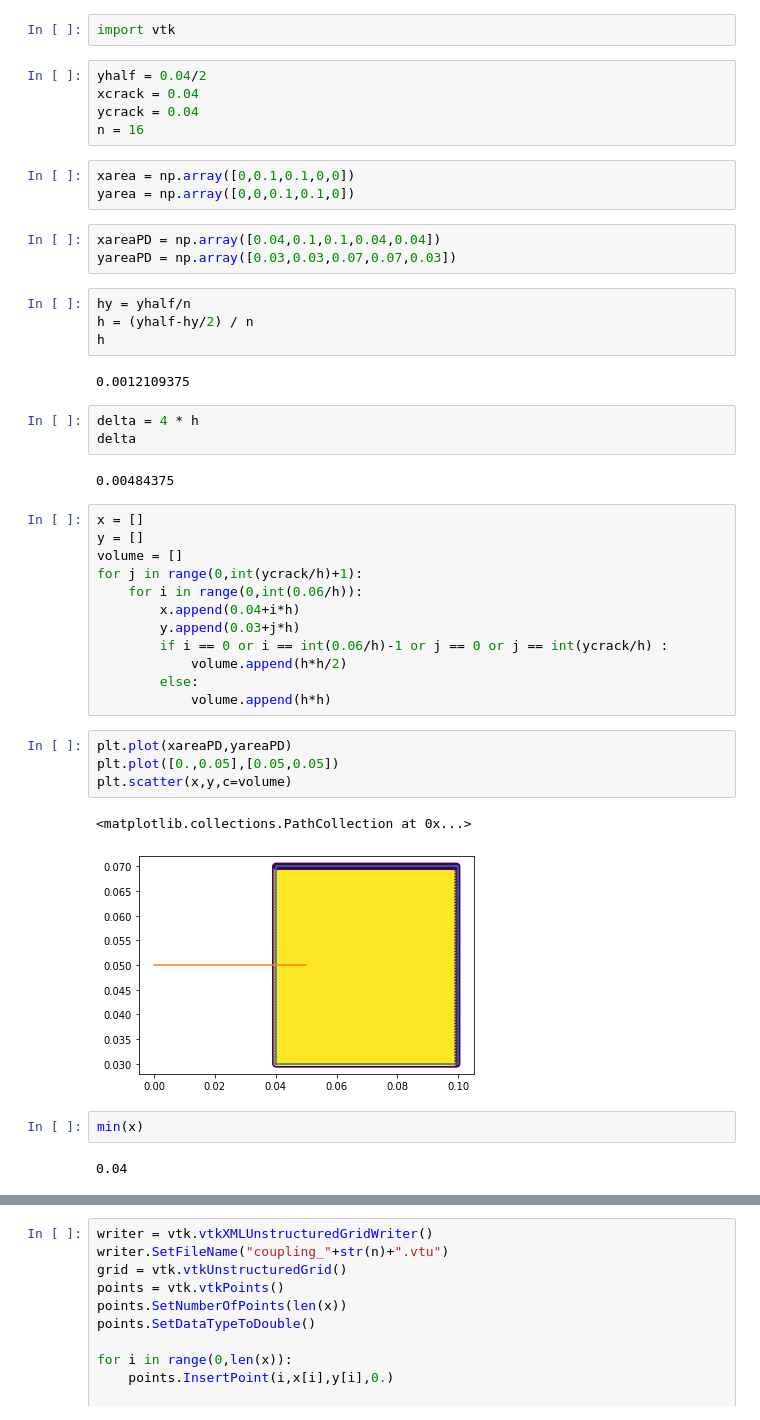
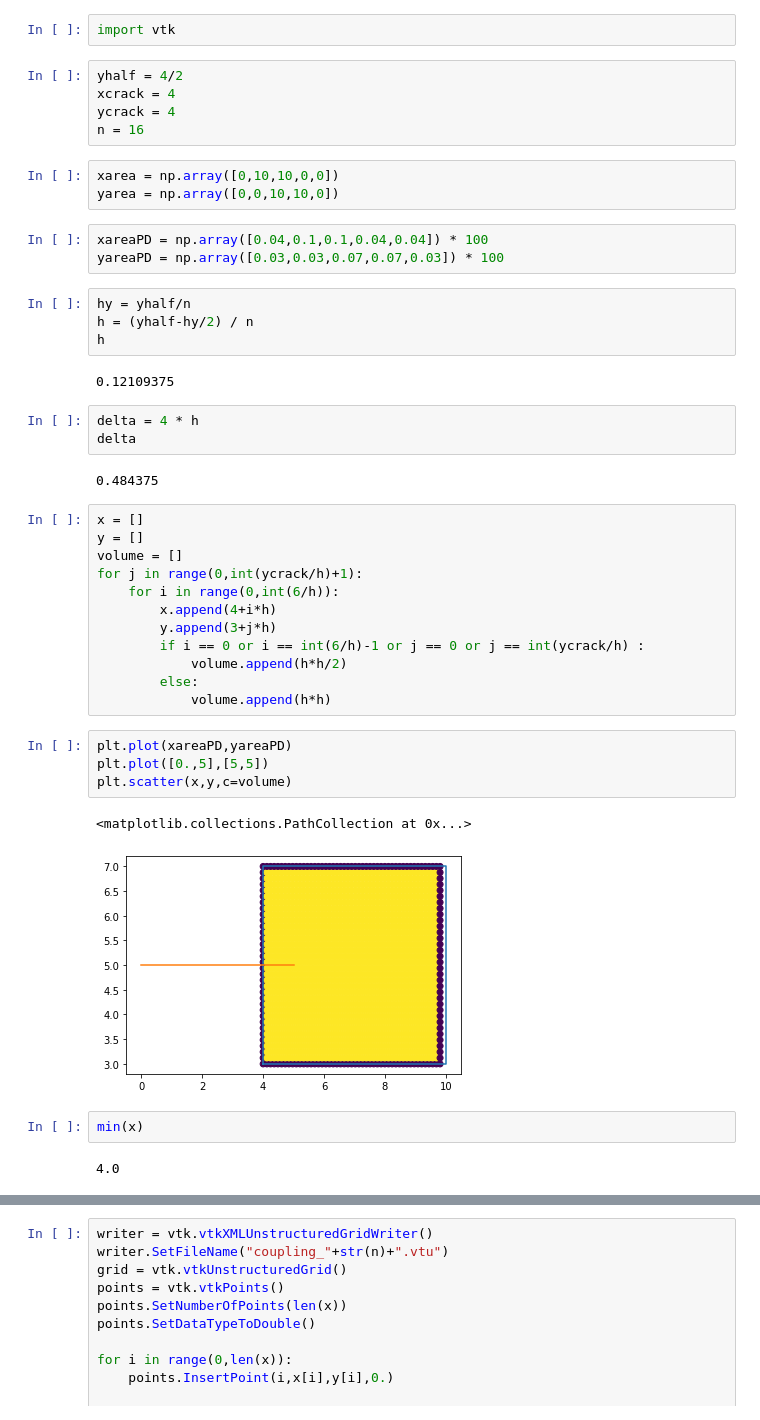
Before and after one commit to diehlpk/paperPUMPD-part2, a Jupyter notebook: rect-crack/construct-aligned-mesh.ipynb, the cells around one changed output, grey strips where cells are left out. Saved outputs shown, nothing was run; the diff lists cells and outputs as text.

```diff
--- a/rect-crack/construct-aligned-mesh.ipynb
+++ b/rect-crack/construct-aligned-mesh.ipynb
@@ -5,50 +5,50 @@ import matplotlib.pyplot as plt
 # %%
 import vtk
 # %%
-yhalf = 0.04/2
-xcrack = 0.04
-ycrack = 0.04
+yhalf = 4/2
+xcrack = 4
+ycrack = 4
 n = 16
 # %%
-xarea = np.array([0,0.1,0.1,0,0])
-yarea = np.array([0,0,0.1,0.1,0])
+xarea = np.array([0,10,10,0,0])
+yarea = np.array([0,0,10,10,0])
 # %%
-xareaPD = np.array([0.04,0.1,0.1,0.04,0.04])
-yareaPD = np.array([0.03,0.03,0.07,0.07,0.03])
+xareaPD = np.array([0.04,0.1,0.1,0.04,0.04]) * 100
+yareaPD = np.array([0.03,0.03,0.07,0.07,0.03]) * 100
 # %%
 hy = yhalf/n
 h = (yhalf-hy/2) / n
 h
 # %% [output]
-0.0012109375
+0.12109375
 # %%
 delta = 4 * h
 delta
 # %% [output]
-0.00484375
+0.484375
 # %%
 x = []
 y = []
 volume = []
 for j in range(0,int(ycrack/h)+1):
-    for i in range(0,int(0.06/h)):
-        x.append(0.04+i*h)
-        y.append(0.03+j*h)
-        if i == 0 or i == int(0.06/h)-1 or j == 0 or j == int(ycrack/h) :
+    for i in range(0,int(6/h)):
+        x.append(4+i*h)
+        y.append(3+j*h)
+        if i == 0 or i == int(6/h)-1 or j == 0 or j == int(ycrack/h) :
             volume.append(h*h/2)
         else:
             volume.append(h*h)
 # %%
 plt.plot(xareaPD,yareaPD)
-plt.plot([0.,0.05],[0.05,0.05])
+plt.plot([0.,5],[5,5])
 plt.scatter(x,y,c=volume)
 # %% [output]
 <matplotlib.collections.PathCollection at 0x...>
-[figure, old version]
+[figure, new version]
 # %%
 min(x)
 # %% [output]
-0.04
+4.0
 # %%
 min(y)
 # %% [output]
```
Also changed, not shown: parts of 6 cells of this notebook.
